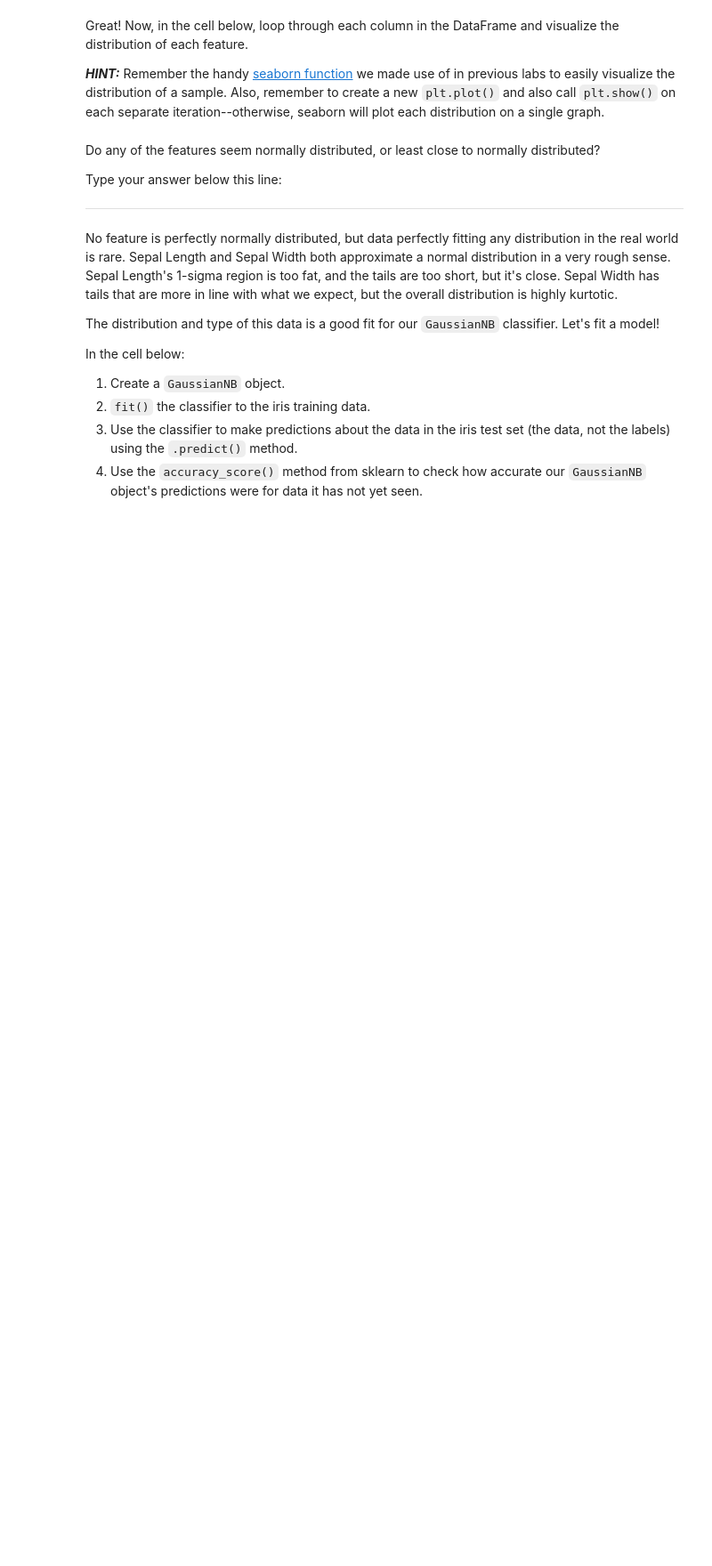
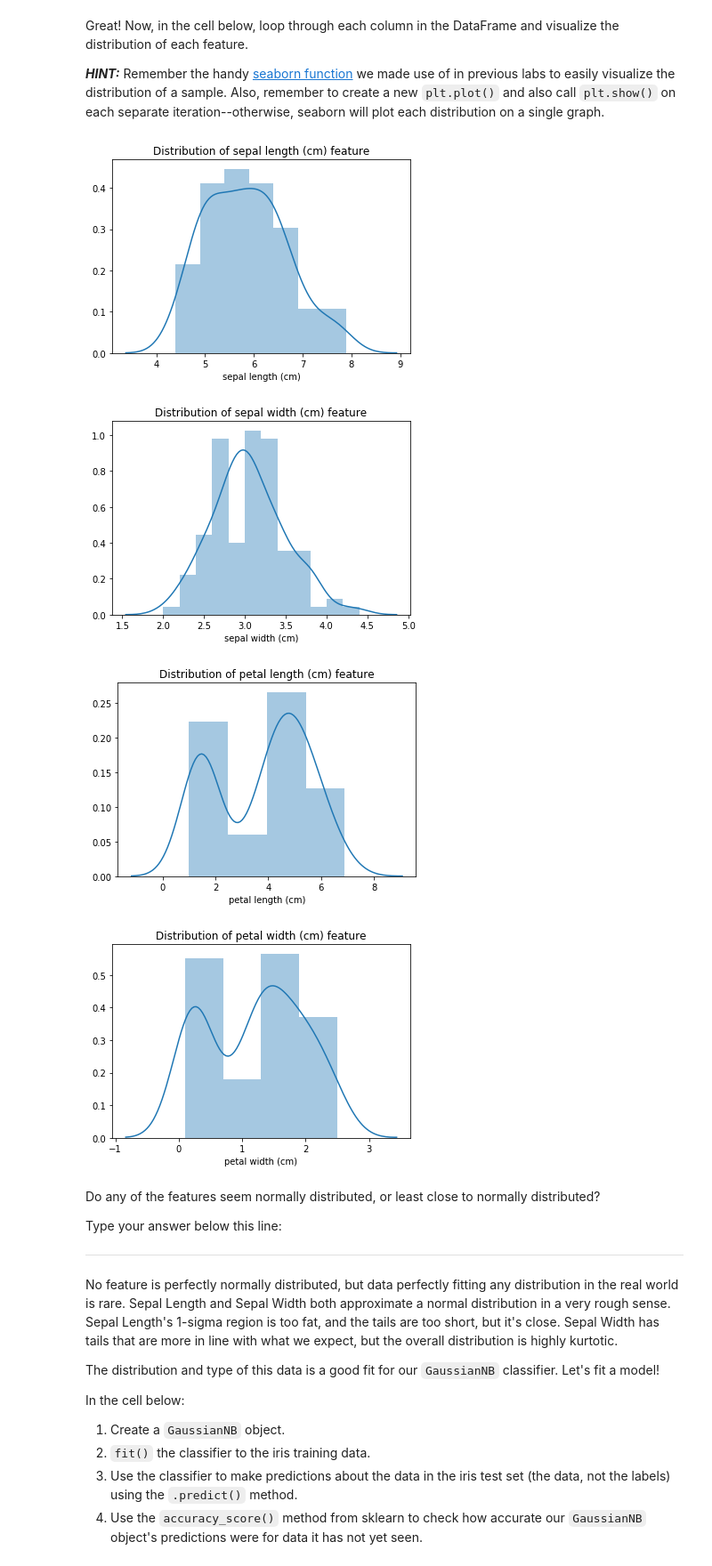
Before and after one commit to learn-co-students/ds-naive-bayes-with-distributions-lab-nyc-career-ds-062518, a Jupyter notebook: index.ipynb, the cells around one changed output. Shown at 89% size. Cells and saved outputs as stored; diff of their text form; code cells hidden in the pictures; blank space fills up the shorter version.

```diff
--- a/index.ipynb
+++ b/index.ipynb
@@ -46,9 +46,9 @@ In the cell below:
 1. Call `load_iris()` and store the results in the `iris` variable.
 1. the `iris` variable has the data stored in it's `.data` attribute, and the labels stored in the `.target` attribute.  Call `train_test_split()` and pass in `iris.data` as the first parameter and `iris.target` as the second.
 # %%
-iris = None
+iris = load_iris()
 
-iris_X_train, iris_X_test, iris_y_train, iris_y_test = None
+iris_X_train, iris_X_test, iris_y_train, iris_y_test = train_test_split(iris.data,iris.target)
 # %% [markdown]
 Great! We have now split our data into training and testing sets.  We'll train our model on the data and labels from the training set, and then check the accuracy of our model using the data and labels from our testing set, to ensure that it actually does well on data that it hasn't seen before.
 
@@ -58,5 +58,5 @@ In the cell below:
 1. Create a DataFrame called `iris_df` out of the data contained in `iris_X_train`.  The names of each feature are stored in `iris.feature_names`, so be sure to pass that attribute in for the `columns` parameter.
 1.  Display the head of `iris_df` to ensure that everything loaded correctly.
 # %%
-iris_df = None
-# iris_df.head()
+iris_df = pd.DataFrame(iris_X_train, columns=iris.feature_names)
+iris_df.head()
@@ -64,6 +71,16 @@ iris_df = None
 Great! Now, in the cell below, loop through each column in the DataFrame and visualize the distribution of each feature.
 
 **_HINT:_** Remember the handy [seaborn function](https://seaborn.pydata.org/generated/seaborn.distplot.html) we made use of in previous labs to easily visualize the distribution of a sample.  Also, remember to create a new `plt.plot()` and also call `plt.show()` on each separate iteration--otherwise, seaborn will plot each distribution on a single graph.
+# %%
+for col in iris.feature_names:
+    sns.distplot(iris_df[col])
+    plt.title('Distribution of {} feature'.format(col))
+    plt.show()
+# %% [output]
+[figure, added]
+[figure, added]
+[figure, added]
+[figure, added]
 # %% [markdown]
 Do any of the features seem normally distributed, or least close to normally distributed?
 
```
Also changed, not shown: parts of 11 cells of this notebook.
